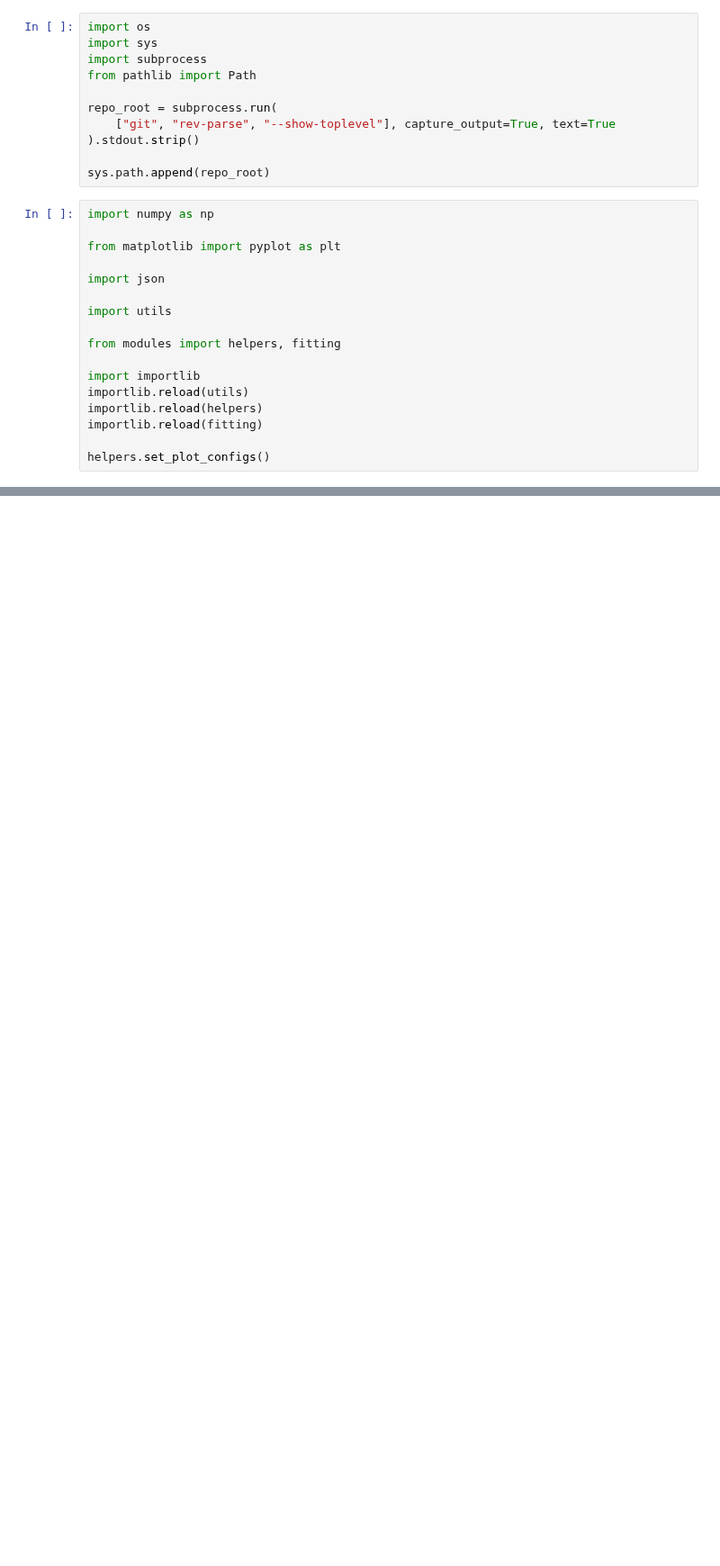
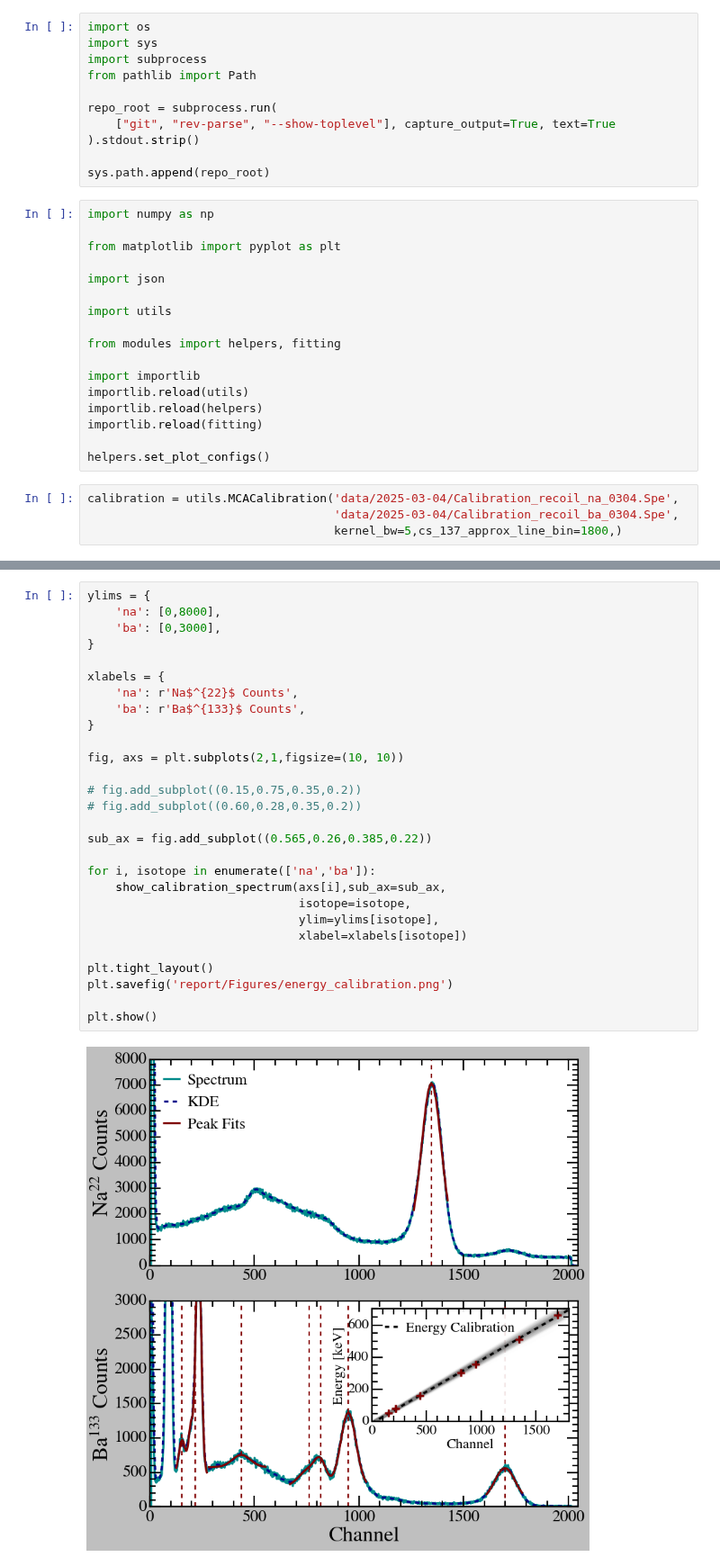
Before and after one commit to vinh-qtran/mit-jlab-sp25, a Jupyter notebook: compton/analysis.ipynb, the cells around one changed output, grey strips where cells are left out. Shown at 90% size. Saved outputs shown, nothing was run; the diff lists cells and outputs as text; blank space fills up the shorter version.

```diff
--- a/compton/analysis.ipynb
+++ b/compton/analysis.ipynb
@@ -26,3 +26,7 @@ importlib.reload(helpers)
 importlib.reload(fitting)
 
 helpers.set_plot_configs()
+# %%
+calibration = utils.MCACalibration('data/2025-03-04/Calibration_recoil_na_0304.Spe',
+                                   'data/2025-03-04/Calibration_recoil_ba_0304.Spe',
+                                   kernel_bw=5,cs_137_approx_line_bin=1800,)
@@ -29,3 +116,33 @@ helpers.set_plot_configs()
+# %%
+ylims = {
+    'na': [0,8000],
+    'ba': [0,3000],
+}
+
+xlabels = {
+    'na': r'Na$^{22}$ Counts',
+    'ba': r'Ba$^{133}$ Counts',
+}
+
+fig, axs = plt.subplots(2,1,figsize=(10, 10))
+
+# fig.add_subplot((0.15,0.75,0.35,0.2))
+# fig.add_subplot((0.60,0.28,0.35,0.2))
+
+sub_ax = fig.add_subplot((0.565,0.26,0.385,0.22))
+
+for i, isotope in enumerate(['na','ba']):
+    show_calibration_spectrum(axs[i],sub_ax=sub_ax,
+                              isotope=isotope,
+                              ylim=ylims[isotope],
+                              xlabel=xlabels[isotope])
+
+plt.tight_layout()
+plt.savefig('report/Figures/energy_calibration.png')
+
+plt.show()
+# %% [output]
+[figure, added]
 # %%
 DataReader = utils.MCAData()
 
```
Also changed, not shown: parts of 16 cells of this notebook, 7 other files.
